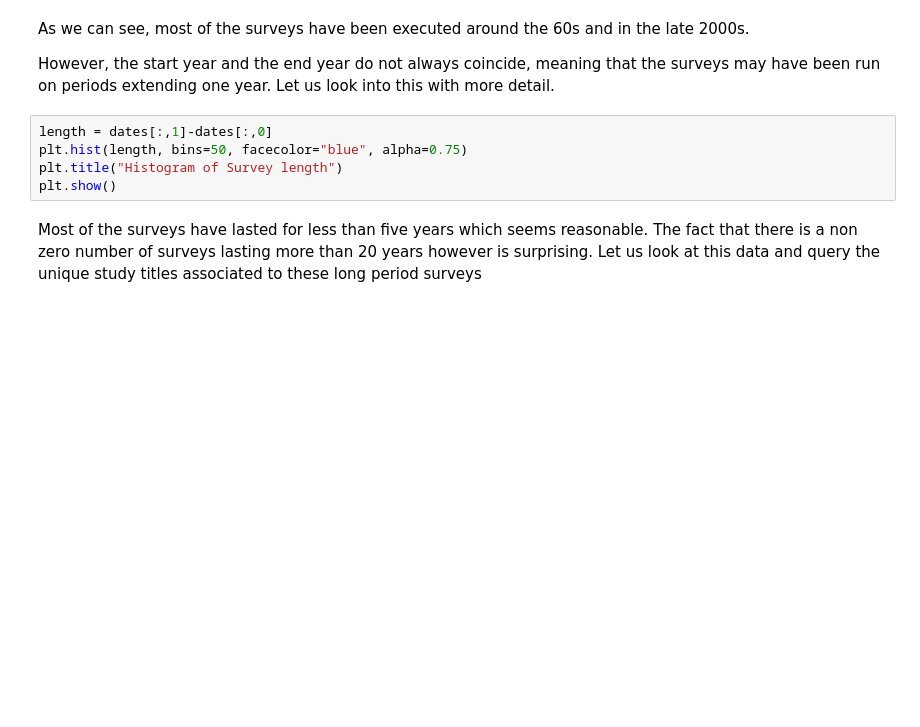
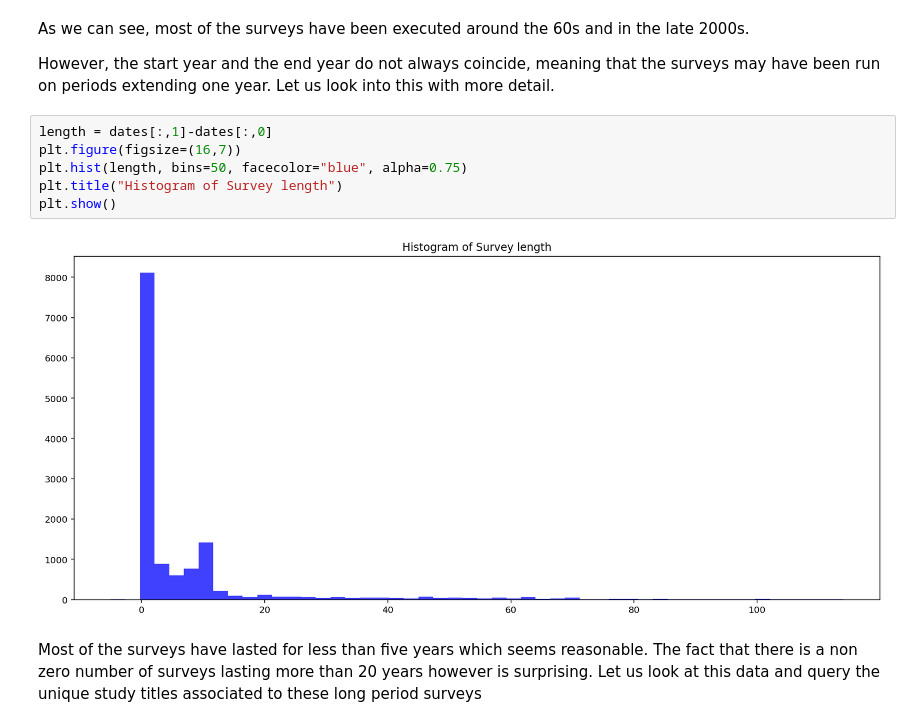
Before and after one commit to SebastianS09/Malaria, a Jupyter notebook: African_anopheline_vectors.ipynb, the cells around one changed output. Drawn from its saved outputs; the diff is of its cells as text; blank space fills up the shorter version.

```diff
--- a/African_anopheline_vectors.ipynb
+++ b/African_anopheline_vectors.ipynb
@@ -97,9 +98,12 @@ As we can see, most of the surveys have been executed around the 60s and in the
 However, the start year and the end year do not always coincide, meaning that the surveys may have been run on periods extending one year. Let us look into this with more detail.
 # %%
 length = dates[:,1]-dates[:,0]
+plt.figure(figsize=(16,7))
 plt.hist(length, bins=50, facecolor="blue", alpha=0.75)
 plt.title("Histogram of Survey length")
 plt.show()
+# %% [output]
+[figure, added]
 # %% [markdown]
 Most of the surveys have lasted for less than five years which seems reasonable.
 The fact that there is a non zero number of surveys lasting more than 20 years however is surprising.
```
Also changed, not shown: parts of 23 cells of this notebook.
